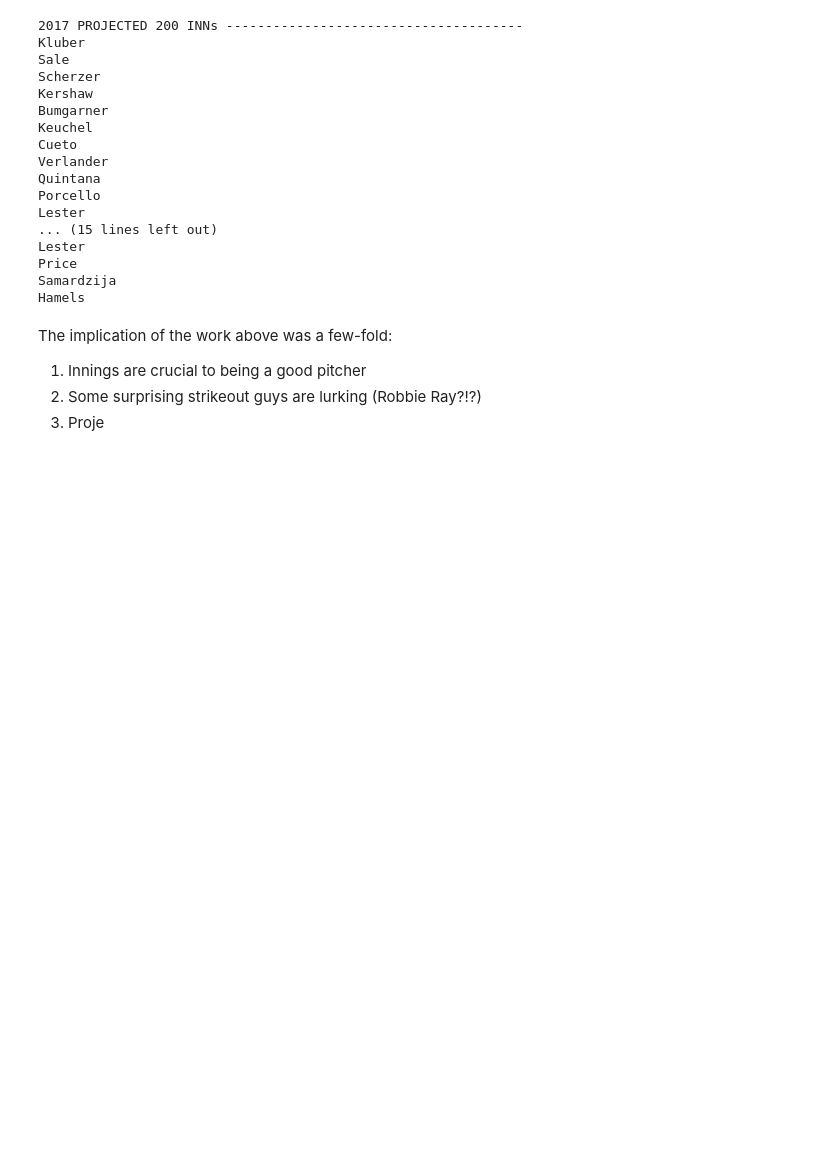
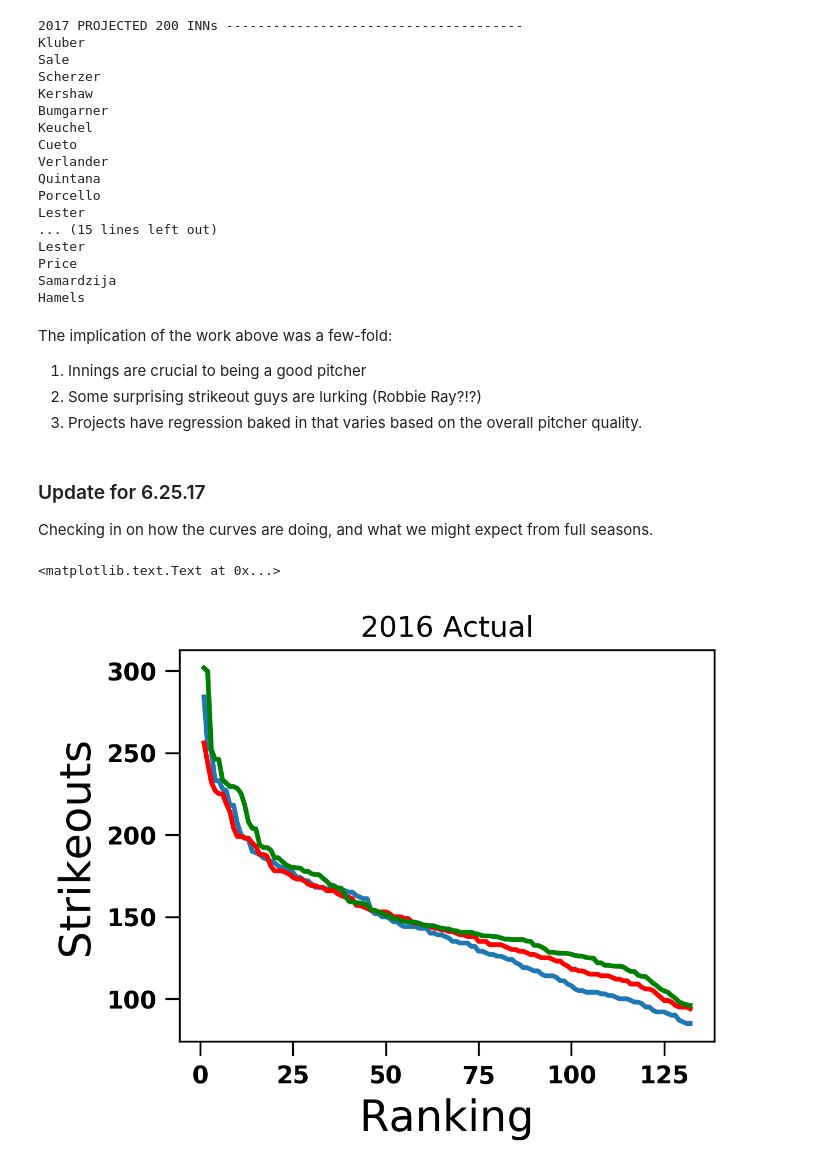
Before and after one commit to fantasy-toolz/2017-MLB-Analysis, a Jupyter notebook: pitching_notebooks/K-Analysis.ipynb, the cells around one changed output. Saved outputs shown, nothing was run; the diff lists cells and outputs as text; code cells hidden in the pictures; blank space fills up the shorter version.

```diff
--- a/pitching_notebooks/K-Analysis.ipynb
+++ b/pitching_notebooks/K-Analysis.ipynb
@@ -146,4 +146,8 @@ Hamels
 The implication of the work above was a few-fold:
 1. Innings are crucial to being a good pitcher
 2. Some surprising strikeout guys are lurking (Robbie Ray?!?)
-3. Proje
+3. Projects have regression baked in that varies based on the overall pitcher quality.
+# %% [markdown]
+### Update for 6.25.17
+
+Checking in on how the curves are doing, and what we might expect from full seasons.
@@ -149,0 +178,32 @@ The implication of the work above was a few-fold:
+# %%
+knum2016 = np.array(KDict2016.values())
+kindx2016 = np.arange(0,len(knum),1)+1.#/float(len(knum))
+
+# pretend 16 more starts at the current K rate.
+
+FinalK = (Update['SO']*(Update['G']+16.))/Update['G']
+
+
+plt.figure(figsize=(4,3))
+
+# 2016 actual
+plt.plot(kindx2016[0:132],knum2016[(-1.*knum2016).argsort()][0:132])
+
+#2017 prediction
+plt.plot(kindx[0:132],knum[(-1.*knum).argsort()][0:132],color='red')
+
+#2017 actual
+plt.plot(kindx[0:132],FinalK[(-1.*FinalK).argsort()][0:132],color='green')
+
+
+
+
+
+
+plt.title('2016 Actual')
+
+plt.xlabel('Ranking',size=18)
+plt.ylabel('Strikeouts',size=18)
+# %% [output]
+<matplotlib.text.Text at 0x...>
+[figure, added]
```
Also changed, not shown: parts of 5 cells of this notebook, 3 other files.
